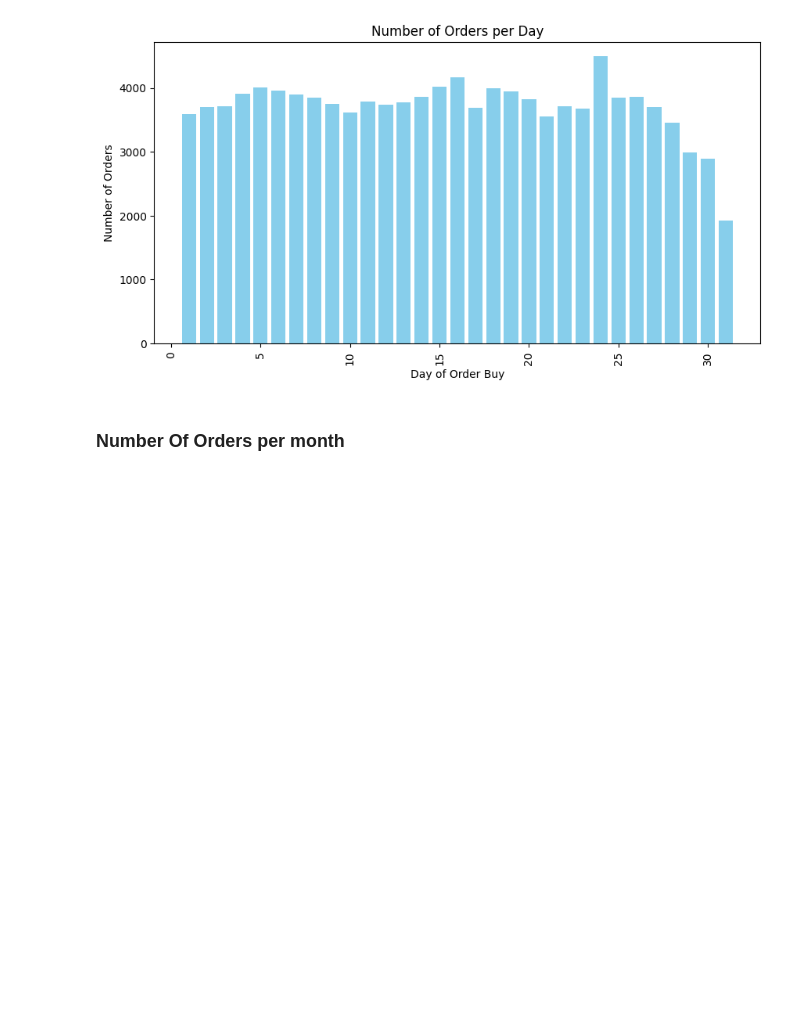
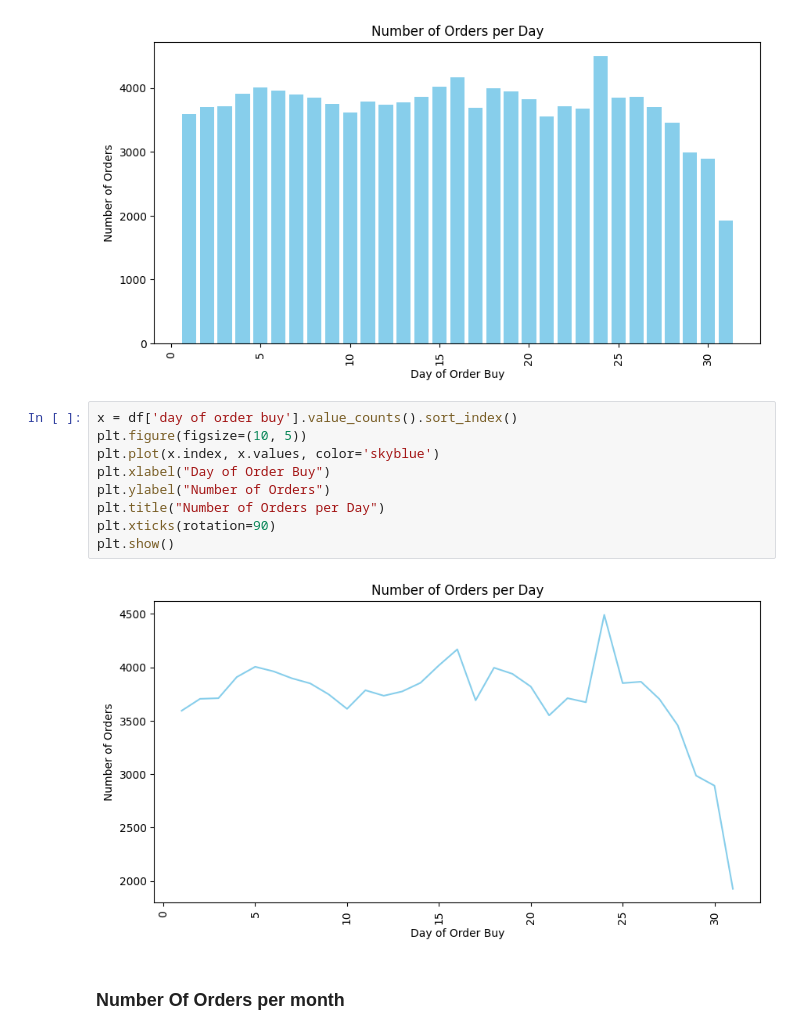
Before and after one commit to SeifMahmoud63/Graduation-Project-from-DEPI-Scholarship, a Jupyter notebook: code/DEPI_Project .ipynb, the cells around one changed output. Cells and saved outputs as stored; diff of their text form; blank space fills up the shorter version.

```diff
--- a/code/DEPI_Project .ipynb
+++ b/code/DEPI_Project .ipynb
@@ -328,6 +328,17 @@ plt.xticks(rotation=90)
 plt.show()
 # %% [output]
 [figure]
+# %%
+x = df['day of order buy'].value_counts().sort_index()
+plt.figure(figsize=(10, 5))
+plt.plot(x.index, x.values, color='skyblue')
+plt.xlabel("Day of Order Buy")
+plt.ylabel("Number of Orders")
+plt.title("Number of Orders per Day")
+plt.xticks(rotation=90)
+plt.show()
+# %% [output]
+[figure, added]
 # %% [markdown]
 ### Number Of Orders per month
 # %%
```
Also changed, not shown: parts of 23 cells of this notebook.
